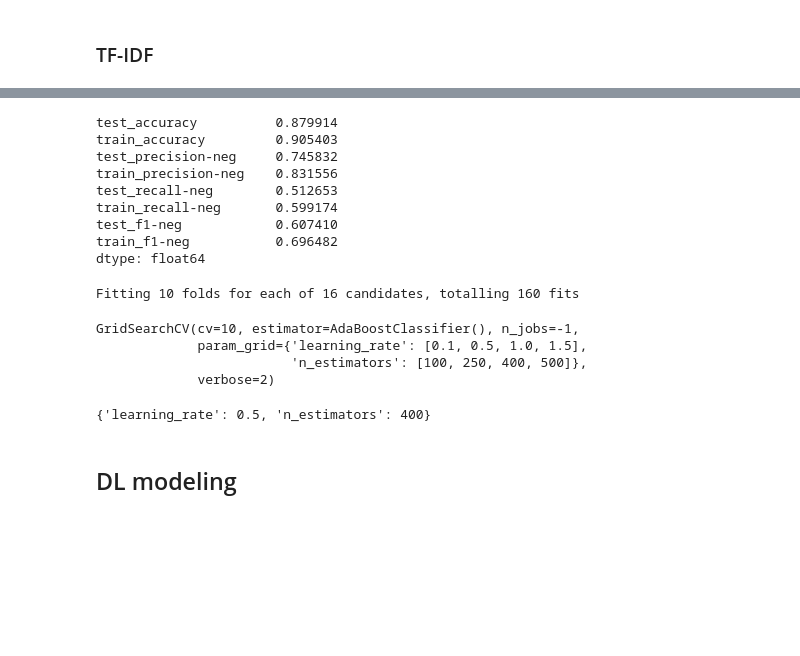
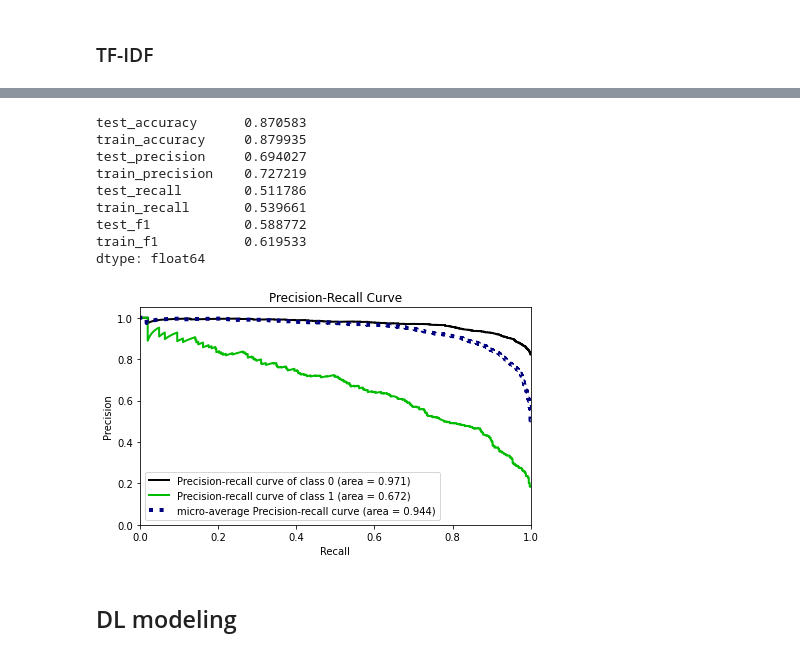
Before and after one commit to Furkan-Coskun/NLP, a Jupyter notebook: NLP_Sentiment_Analysis_Project.ipynb, the cells around one changed output, grey strips where cells are left out. Cells and saved outputs as stored; diff of their text form; code cells hidden in the pictures; blank space fills up the shorter version.

```diff
--- a/NLP_Sentiment_Analysis_Project.ipynb
+++ b/NLP_Sentiment_Analysis_Project.ipynb
@@ -1588,29 +1626,19 @@ weighted avg       0.90      0.90      0.90     18112
 # %%
-model = AdaBoostClassifier(n_estimators=400,learning_rate=0.5 , random_state = 42)
+model = AdaBoostClassifier(n_estimators=100, random_state = 42)
 scores = cross_validate(model, X_train_tf_idf, y_train, scoring = scoring, cv = 10, return_train_score=True)
 df_scores = pd.DataFrame(scores, index = range(1, 11))
 df_scores.mean()[2:]
 # %% [output]
-test_accuracy          0.879914
-train_accuracy         0.905403
-test_precision-neg     0.745832
-train_precision-neg    0.831556
-test_recall-neg        0.512653
-train_recall-neg       0.599174
-test_f1-neg            0.607410
-train_f1-neg           0.696482
+test_accuracy      0.870583
+train_accuracy     0.879935
+test_precision     0.694027
+train_precision    0.727219
+test_recall        0.511786
+train_recall       0.539661
+test_f1            0.588772
+train_f1           0.619533
 dtype: float64
 # %%
-param_grid = {"n_estimators": [100, 250, 400, 500, ], "learning_rate": [ 0.1, 0.5, 1.0, 1.5]}
-grid_search = GridSearchCV(AdaBoostClassifier(), param_grid, cv=10, verbose=2, n_jobs=-1)
-grid_search.fit(X_train_tf_idf, y_train)
+#param_grid = {"n_estimators": [100, 250, 400, 500, ], "learning_rate": [ 0.1, 0.5, 1.0, 1.5]}
+#grid_search = GridSearchCV(AdaBoostClassifier(), param_grid, cv=10, verbose=2, n_jobs=-1, scoring = 'recall')
+#grid_search.fit(X_train_tf_idf, y_train)
-# %% [output]
-Fitting 10 folds for each of 16 candidates, totalling 160 fits
-GridSearchCV(cv=10, estimator=AdaBoostClassifier(), n_jobs=-1,
-             param_grid={'learning_rate': [0.1, 0.5, 1.0, 1.5],
-                         'n_estimators': [100, 250, 400, 500]},
-             verbose=2)
-# %%
-grid_search.best_params_
-# %% [output]
-{'learning_rate': 0.5, 'n_estimators': 400}
@@ -1617,11 +1647,13 @@ grid_search.best_params_
 # %%
-model = AdaBoostClassifier(n_estimators= 500, random_state = 42)
+model = AdaBoostClassifier(n_estimators= 100, random_state = 42)
 
 model.fit(X_train_tf_idf, y_train)
 
 y_pred_proba = model.predict_proba(X_test_tf_idf)
 
 plot_precision_recall(y_test, y_pred_proba)
 plt.show();
+# %% [output]
+[figure, added]
 # %%
 y_pred = ada.predict(X_test_tf_idf)
```
Also changed, not shown: parts of 32 cells of this notebook.
